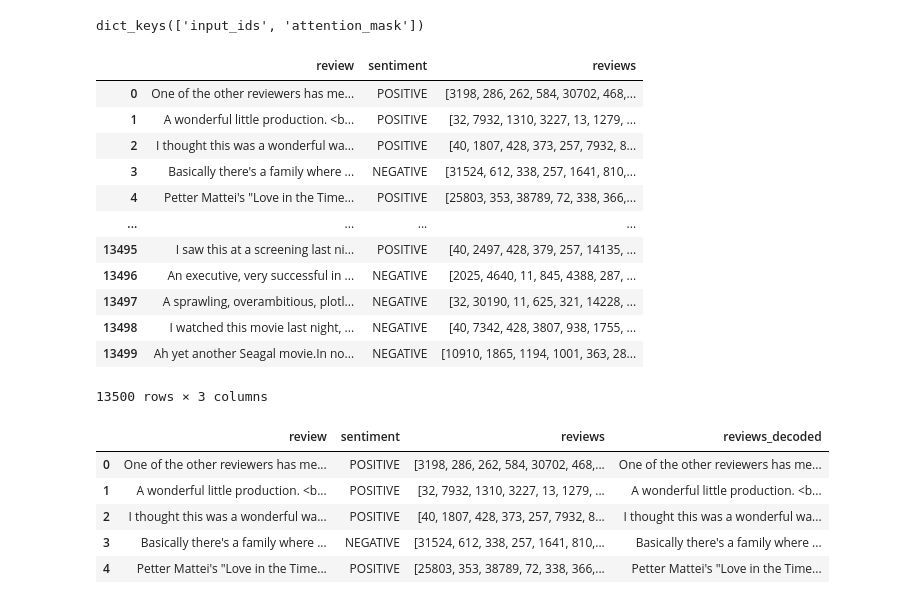
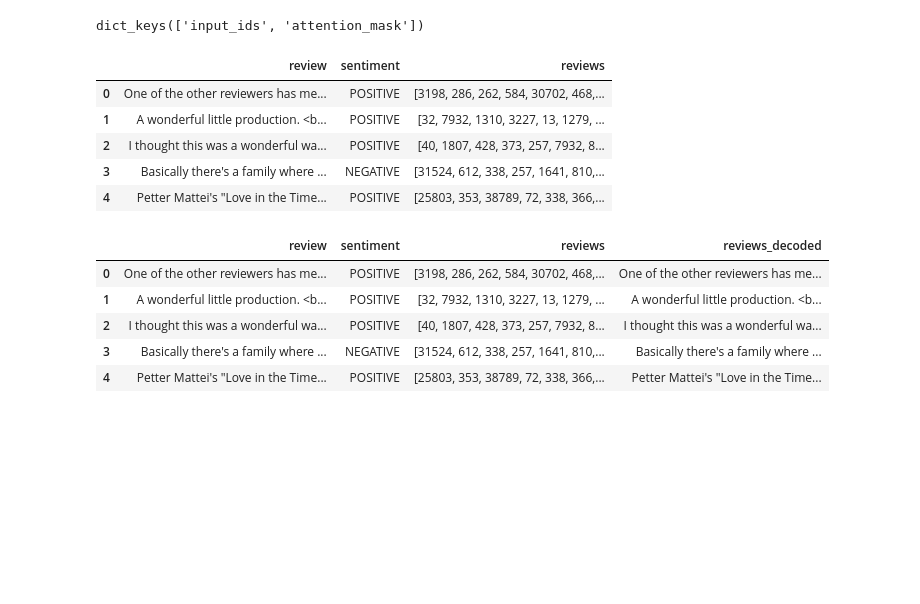
Before and after one commit to Arsen9988/NLP_Project_AI23, a Jupyter notebook: code/Gpt_2_model.ipynb, the cells around one changed output. Cells and saved outputs as stored; diff of their text form; code cells hidden in the pictures; blank space fills up the shorter version.

```diff
--- a/code/Gpt_2_model.ipynb
+++ b/code/Gpt_2_model.ipynb
@@ -110,21 +68,14 @@ dict_keys(['input_ids', 'attention_mask'])
 # %%
 df_2['reviews'] = tokenized['input_ids'].numpy().tolist()
 # %%
-df_2
+df_2.head()
 # %% [output]
 |  | review | sentiment | reviews |
 | 0 | One of the other reviewers has me... | POSITIVE | [3198, 286, 262, 584, 30702, 468,... |
 | 1 | A wonderful little production. <b... | POSITIVE | [32, 7932, 1310, 3227, 13, 1279, ... |
 | 2 | I thought this was a wonderful wa... | POSITIVE | [40, 1807, 428, 373, 257, 7932, 8... |
 | 3 | Basically there's a family where ... | NEGATIVE | [31524, 612, 338, 257, 1641, 810,... |
 | 4 | Petter Mattei's "Love in the Time... | POSITIVE | [25803, 353, 38789, 72, 338, 366,... |
-| ... | ... | ... | ... |
-| 13495 | I saw this at a screening last ni... | POSITIVE | [40, 2497, 428, 379, 257, 14135, ... |
-| 13496 | An executive, very successful in ... | NEGATIVE | [2025, 4640, 11, 845, 4388, 287, ... |
-| 13497 | A sprawling, overambitious, plotl... | NEGATIVE | [32, 30190, 11, 625, 321, 14228, ... |
-| 13498 | I watched this movie last night, ... | NEGATIVE | [40, 7342, 428, 3807, 938, 1755, ... |
-| 13499 | Ah yet another Seagal movie.In no... | NEGATIVE | [10910, 1865, 1194, 1001, 363, 28... |
-13500 rows × 3 columns
 # %%
 df_2['reviews_decoded'] = df_2['reviews'].apply(lambda x: tokenizer.decode(x))
 # %%
```
Also changed, not shown: parts of 22 cells of this notebook.
